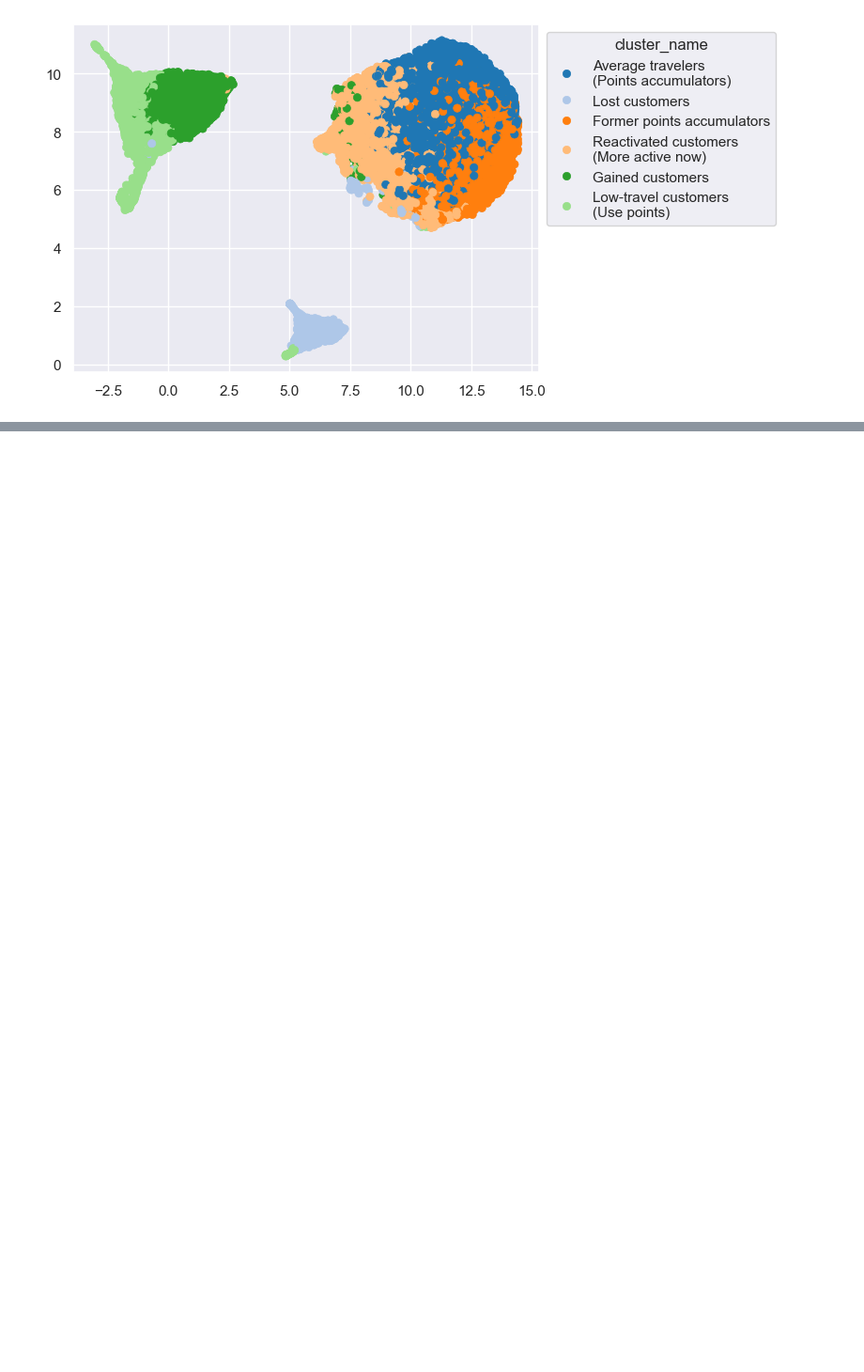
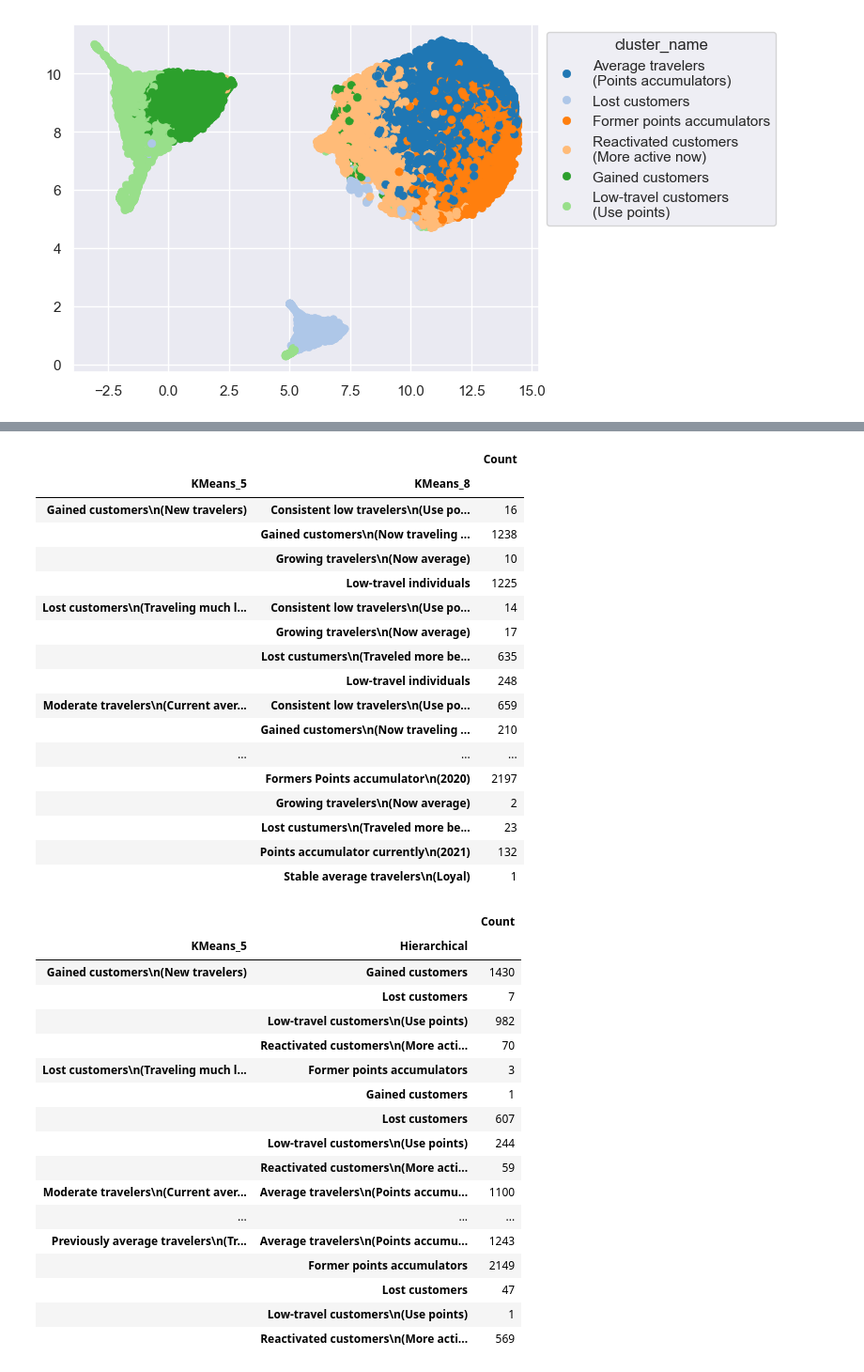
Before and after one commit to luisbdavila/Airline_Customer_Segmentation_DataMining_Project_Python, a Jupyter notebook: Final_delivery/Code/yearly_behavioral.ipynb, the cells around one changed output, grey strips where cells are left out. Shown at 94% size. Drawn from its saved outputs; the diff is of its cells as text; code cells hidden in the pictures; blank space fills up the shorter version.

```diff
--- a/Final_delivery/Code/yearly_behavioral.ipynb
+++ b/Final_delivery/Code/yearly_behavioral.ipynb
@@ -595,14 +577,14 @@ cluster_name_map_hc = {
     4: "Former points accumulators",
     5: "Gained customers"
 }
-df_concat = pd.concat(
+df_concat_hc = pd.concat(
     (df_for_modeling, pd.Series(hc_labels, name='labels', index=df_for_modeling.index)),
     axis=1
 )
 
 fig, ax = plt.subplots(figsize=(11, 5))
 
-hc_profile = df_concat.groupby('labels').mean().T
+hc_profile = df_concat_hc.groupby('labels').mean().T
 
 # Rename cluster columns with descriptive names
 hc_profile = hc_profile.rename(columns=cluster_name_map_hc)
@@ -631,3 +618,3 @@ plt.show()
 # %%
-df_concat['cluster_name'] = df_concat['labels'].map(cluster_name_map_hc)
+df_concat_hc['cluster_name'] = df_concat_hc['labels'].map(cluster_name_map_hc)
 # %%
@@ -661,0 +701,57 @@ plt.show()
+# %%
+#  Create the Comparison DataFrame
+df_comparison = pd.DataFrame({
+    'Hierarchical': df_concat_hc['cluster_name'],
+    'KMeans_5': df_concat_km5['cluster_name'],
+    'KMeans_8': df_concat_km8['cluster_name']
+}, index=df_for_modeling.index)
+
+
+#  Create the Grouped Comparison Table
+#clustering_comparison = df_comparison.groupby(['Hierarchical', 'KMeans_5', 'KMeans_8']).size().reset_index(name='Count')
+
+clustering_comparison1 = df_comparison.groupby([ 'KMeans_5', 'KMeans_8']).size().reset_index(name='Count')
+display(clustering_comparison1.set_index(['KMeans_5', 'KMeans_8']))
+
+clustering_comparison2 = df_comparison.groupby([ 'KMeans_5', 'Hierarchical']).size().reset_index(name='Count')
+display(clustering_comparison2.set_index(['KMeans_5', 'Hierarchical']))
+
+clustering_comparison3 = df_comparison.groupby([ 'KMeans_8', 'Hierarchical']).size().reset_index(name='Count')
+display(clustering_comparison3.set_index(['KMeans_8', 'Hierarchical']))
+# %% [output]
+|  |  | Count |
+| KMeans_5 | KMeans_8 |  |
+| Gained customers\n(New travelers) | Consistent low travelers\n(Use po... | 16 |
+|  | Gained customers\n(Now traveling ... | 1238 |
+|  | Growing travelers\n(Now average) | 10 |
+|  | Low-travel individuals | 1225 |
+| Lost customers\n(Traveling much l... | Consistent low travelers\n(Use po... | 14 |
+|  | Growing travelers\n(Now average) | 17 |
+|  | Lost custumers\n(Traveled more be... | 635 |
+|  | Low-travel individuals | 248 |
+| Moderate travelers\n(Current aver... | Consistent low travelers\n(Use po... | 659 |
+|  | Gained customers\n(Now traveling ... | 210 |
+| ... | ... | ... |
+|  | Formers Points accumulator\n(2020) | 2197 |
+|  | Growing travelers\n(Now average) | 2 |
+|  | Lost custumers\n(Traveled more be... | 23 |
+|  | Points accumulator currently\n(2021) | 132 |
+|  | Stable average travelers\n(Loyal) | 1 |
+|  |  | Count |
+| KMeans_5 | Hierarchical |  |
+| Gained customers\n(New travelers) | Gained customers | 1430 |
+|  | Lost customers | 7 |
+|  | Low-travel customers\n(Use points) | 982 |
+|  | Reactivated customers\n(More acti... | 70 |
+| Lost customers\n(Traveling much l... | Former points accumulators | 3 |
+|  | Gained customers | 1 |
+|  | Lost customers | 607 |
+|  | Low-travel customers\n(Use points) | 244 |
+|  | Reactivated customers\n(More acti... | 59 |
+| Moderate travelers\n(Current aver... | Average travelers\n(Points accumu... | 1100 |
+| ... | ... | ... |
+| Previously average travelers\n(Tr... | Average travelers\n(Points accumu... | 1243 |
+|  | Former points accumulators | 2149 |
+|  | Lost customers | 47 |
+|  | Low-travel customers\n(Use points) | 1 |
+|  | Reactivated customers\n(More acti... | 569 |
```
Also changed, not shown: parts of 17 cells of this notebook.
